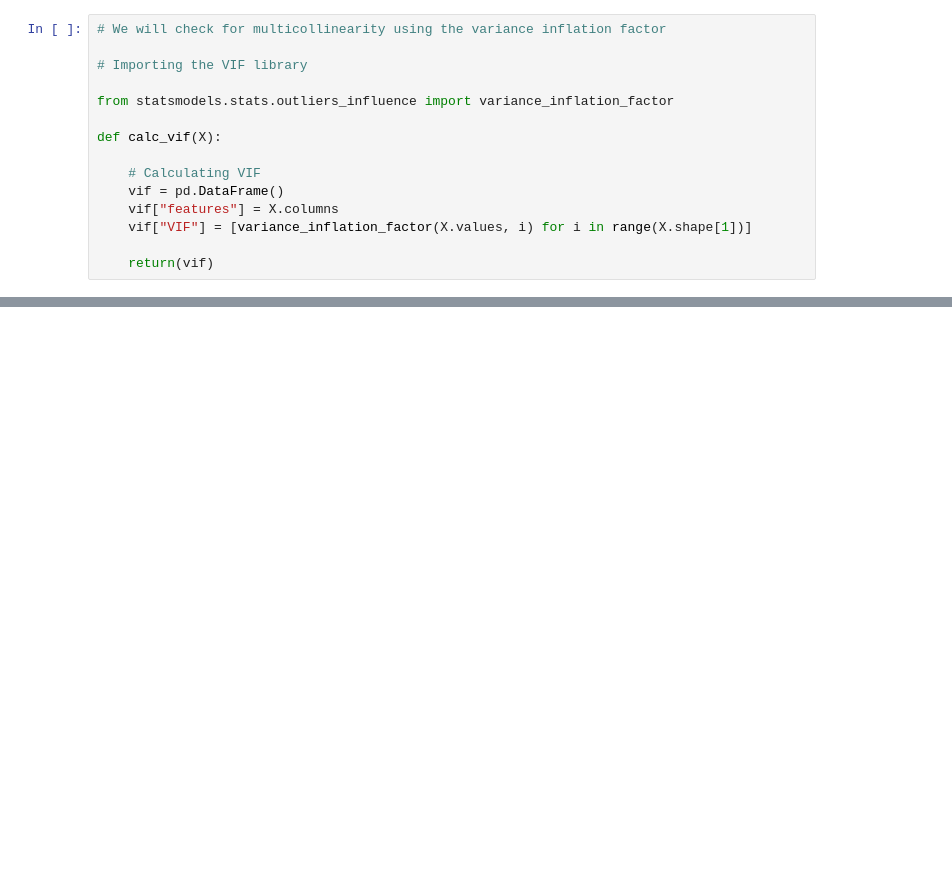
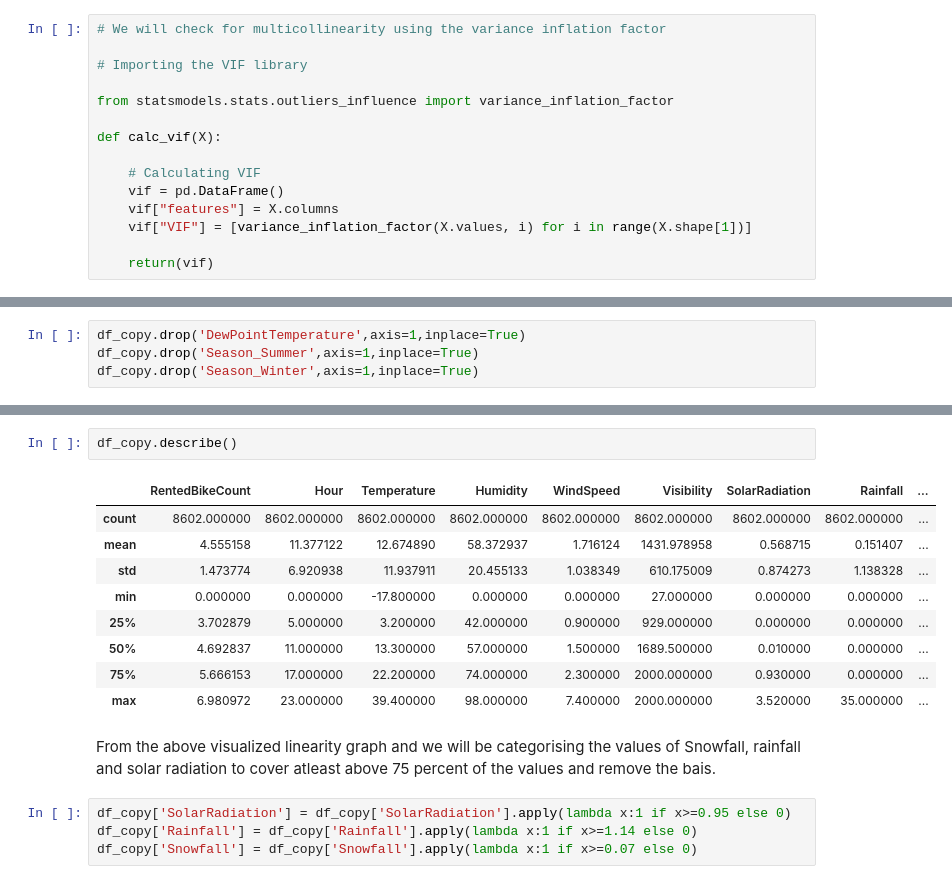
Before and after one commit to sagar2582/Capstone-2-Seoul-Bike-Sharing-Demand-Prediction, a Jupyter notebook: Seoul_Bike_Sharing_Demand_Prediction.ipynb, the cells around one changed output, grey strips where cells are left out. Cells and saved outputs as stored; diff of their text form; blank space fills up the shorter version.

```diff
--- a/Seoul_Bike_Sharing_Demand_Prediction.ipynb
+++ b/Seoul_Bike_Sharing_Demand_Prediction.ipynb
@@ -629,0 +628,4 @@ calc_vif(X)
+# %%
+df_copy.drop('DewPointTemperature',axis=1,inplace=True)
+df_copy.drop('Season_Summer',axis=1,inplace=True)
+df_copy.drop('Season_Winter',axis=1,inplace=True)
@@ -629,0 +666,18 @@ calc_vif(X)
+# %%
+df_copy.describe()
+# %% [output]
+|  | RentedBikeCount | Hour | Temperature | Humidity | WindSpeed | Visibility | SolarRadiation | Rainfall | ... |
+| count | 8602.000000 | 8602.000000 | 8602.000000 | 8602.000000 | 8602.000000 | 8602.000000 | 8602.000000 | 8602.000000 | ... |
+| mean | 4.555158 | 11.377122 | 12.674890 | 58.372937 | 1.716124 | 1431.978958 | 0.568715 | 0.151407 | ... |
+| std | 1.473774 | 6.920938 | 11.937911 | 20.455133 | 1.038349 | 610.175009 | 0.874273 | 1.138328 | ... |
+| min | 0.000000 | 0.000000 | -17.800000 | 0.000000 | 0.000000 | 27.000000 | 0.000000 | 0.000000 | ... |
+| 25% | 3.702879 | 5.000000 | 3.200000 | 42.000000 | 0.900000 | 929.000000 | 0.000000 | 0.000000 | ... |
+| 50% | 4.692837 | 11.000000 | 13.300000 | 57.000000 | 1.500000 | 1689.500000 | 0.010000 | 0.000000 | ... |
+| 75% | 5.666153 | 17.000000 | 22.200000 | 74.000000 | 2.300000 | 2000.000000 | 0.930000 | 0.000000 | ... |
+| max | 6.980972 | 23.000000 | 39.400000 | 98.000000 | 7.400000 | 2000.000000 | 3.520000 | 35.000000 | ... |
+# %% [markdown]
+From the above visualized linearity graph and we will be categorising the values of Snowfall, rainfall and solar radiation to cover atleast above 75 percent of the values and remove the bais.
+# %%
+df_copy['SolarRadiation'] = df_copy['SolarRadiation'].apply(lambda x:1 if x>=0.95 else 0)
+df_copy['Rainfall'] = df_copy['Rainfall'].apply(lambda x:1 if x>=1.14 else 0)
+df_copy['Snowfall'] = df_copy['Snowfall'].apply(lambda x:1 if x>=0.07 else 0)
```
Also changed, not shown: parts of 4 cells of this notebook.
